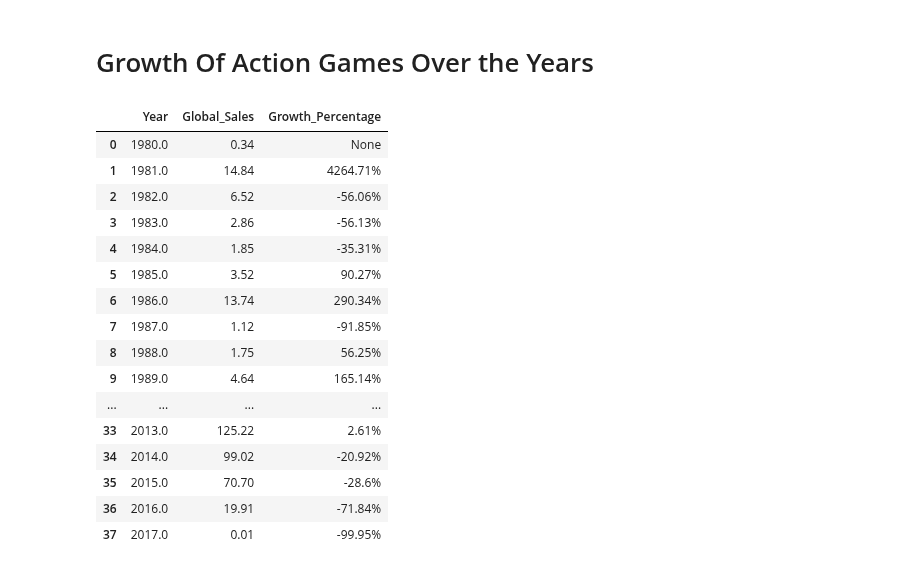
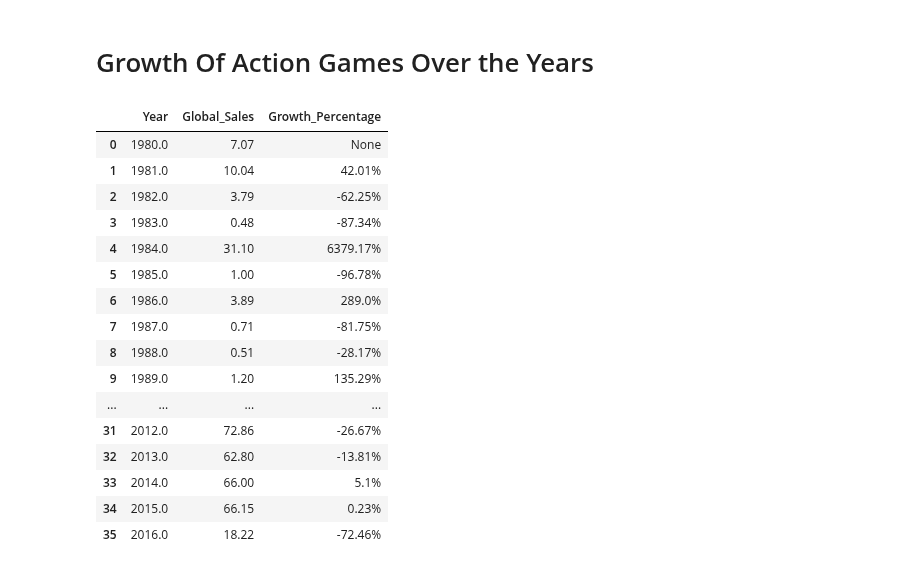
Before and after one commit to dakshpat/Video-Game-Sales-Analysis, a Jupyter notebook: video-game-sales-analysis.ipynb, the cells around one changed output. Drawn from its saved outputs; the diff is of its cells as text; code cells hidden in the pictures.

```diff
--- a/video-game-sales-analysis.ipynb
+++ b/video-game-sales-analysis.ipynb
@@ -221,42 +213,42 @@ query4
 # %%
 query5 = psql.sqldf("""
                     WITH LaggedSales AS (
                         SELECT Year,
                         SUM(Global_Sales) AS Global_Sales,
                         LAG(SUM(Global_Sales),1) OVER (
                             ORDER BY Year
                         ) AS Last_global_Sales
                         FROM data
-                        WHERE Genre = 'Action'
+                        WHERE Genre = 'Shooter'
                         GROUP BY Year
                     )
 
                     SELECT
                         Year,
                         Global_Sales,
                         ROUND(((Global_Sales - Last_global_Sales) * 100.0 / NULLIF(Last_global_Sales, 0)), 2) || '%' AS Growth_Percentage
                     FROM
                         LaggedSales
                     ORDER BY
                         Year;
 
                     """)
 query5
 # %% [output]
 |  | Year | Global_Sales | Growth_Percentage |
-| 0 | 1980.0 | 0.34 | None |
-| 1 | 1981.0 | 14.84 | 4264.71% |
-| 2 | 1982.0 | 6.52 | -56.06% |
-| 3 | 1983.0 | 2.86 | -56.13% |
-| 4 | 1984.0 | 1.85 | -35.31% |
-| 5 | 1985.0 | 3.52 | 90.27% |
-| 6 | 1986.0 | 13.74 | 290.34% |
-| 7 | 1987.0 | 1.12 | -91.85% |
-| 8 | 1988.0 | 1.75 | 56.25% |
-| 9 | 1989.0 | 4.64 | 165.14% |
+| 0 | 1980.0 | 7.07 | None |
+| 1 | 1981.0 | 10.04 | 42.01% |
+| 2 | 1982.0 | 3.79 | -62.25% |
+| 3 | 1983.0 | 0.48 | -87.34% |
+| 4 | 1984.0 | 31.10 | 6379.17% |
+| 5 | 1985.0 | 1.00 | -96.78% |
+| 6 | 1986.0 | 3.89 | 289.0% |
+| 7 | 1987.0 | 0.71 | -81.75% |
+| 8 | 1988.0 | 0.51 | -28.17% |
+| 9 | 1989.0 | 1.20 | 135.29% |
 | ... | ... | ... | ... |
-| 33 | 2013.0 | 125.22 | 2.61% |
-| 34 | 2014.0 | 99.02 | -20.92% |
-| 35 | 2015.0 | 70.70 | -28.6% |
-| 36 | 2016.0 | 19.91 | -71.84% |
-| 37 | 2017.0 | 0.01 | -99.95% |
+| 31 | 2012.0 | 72.86 | -26.67% |
+| 32 | 2013.0 | 62.80 | -13.81% |
+| 33 | 2014.0 | 66.00 | 5.1% |
+| 34 | 2015.0 | 66.15 | 0.23% |
+| 35 | 2016.0 | 18.22 | -72.46% |
```
Also changed, not shown: parts of 1 cell of this notebook.
